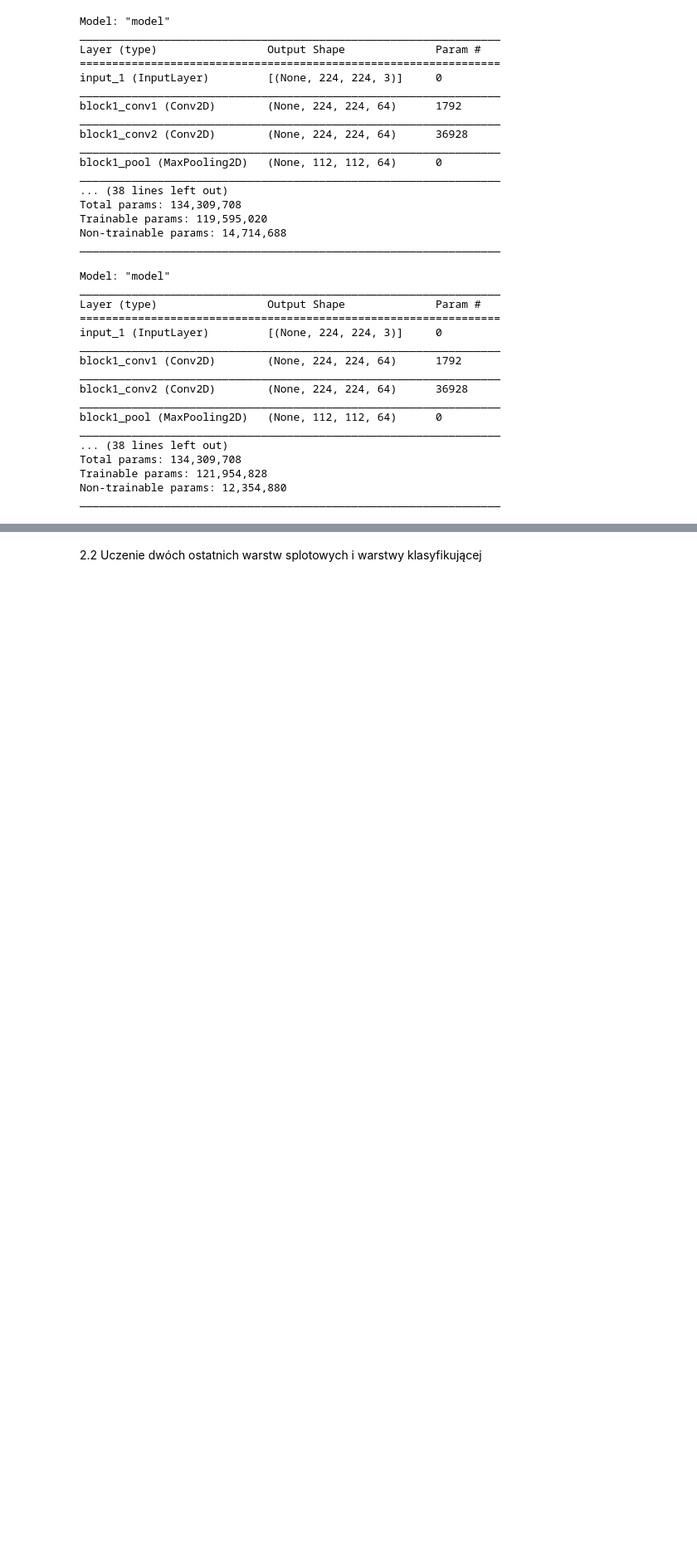
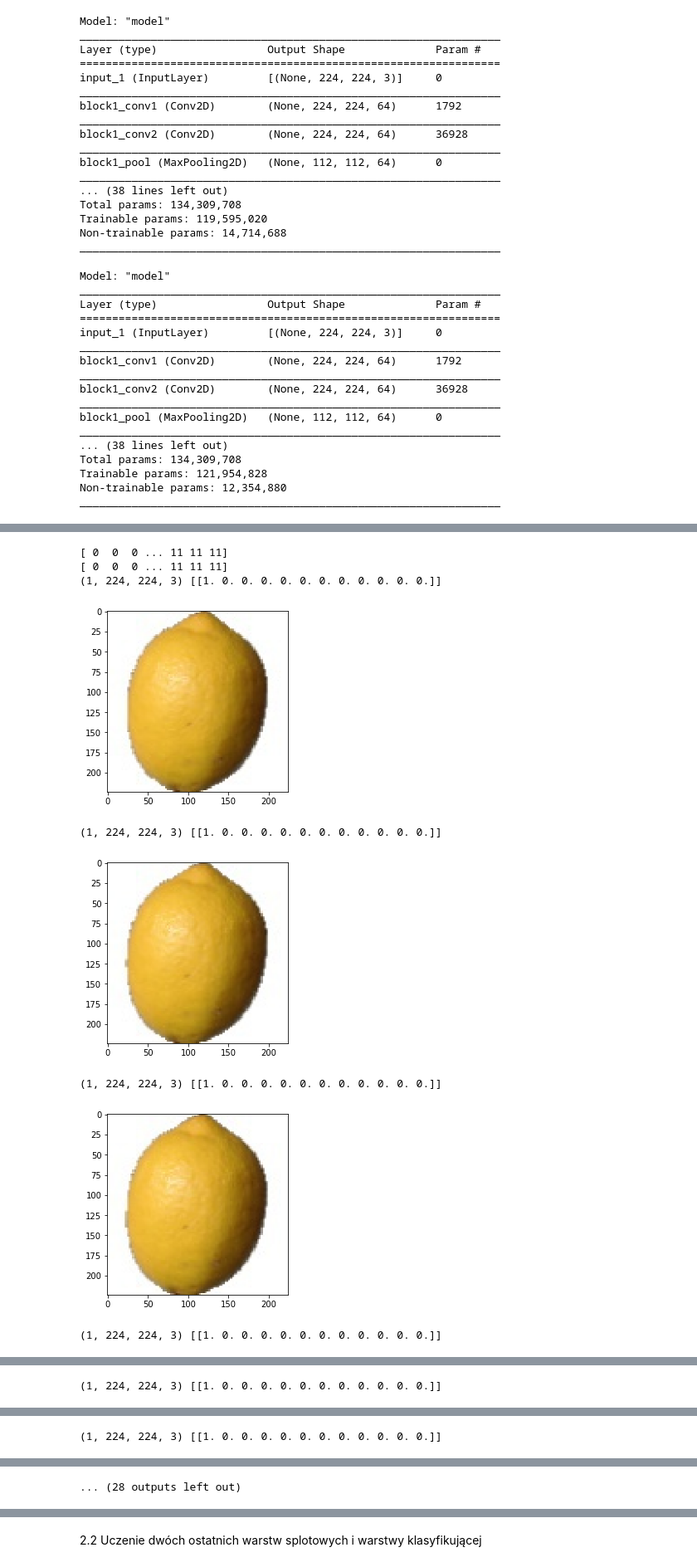
Before and after one commit to wojtasRobert/SNR-20Z-project, a Jupyter notebook: src/deep_learning.ipynb, the cells around one changed output, grey strips where cells are left out. Shown at 83% size. Saved outputs shown, nothing was run; the diff lists cells and outputs as text; code cells hidden in the pictures; blank space fills up the shorter version.

```diff
--- a/src/deep_learning.ipynb
+++ b/src/deep_learning.ipynb
@@ -12,10 +15,11 @@ from keras.callbacks import ModelCheckpoint, EarlyStopping, CSVLogger
 # %%
-EPOCHS = 50
-BATCH_SIZE = 64
+EPOCHS = 18
+BATCH_SIZE = 32
 STEPS_PER_EPOCH = 32
-VALIDATION_STEPS = 64
+VALIDATION_STEPS = 32
 LEARNING_RATE = 0.001
-MODEL_FILE = 'models/vgg16-last-conv1.model'
+###zadanie-nr-epochs-batch_size-learning-rate
+MODEL_FILE = 'models/ex-2a-18-32-1e-3.model'
 ##selected classses
 classes = ["Lemon", "Raspberry", "Mandarine", "Pear 2", "Apple Red 1", "Strawberry", "Pomegranate", "Pepino", "Kaki", "Apricot", "Ginger Root", "Huckleberry"]
 # %%
@@ -197,0 +237,2 @@ print(sklearn.metrics.classification_report(y_val, y_pred_val))
+# %%
+last_conv_model = keras.models.load_model(MODEL_FILE)
@@ -197,0 +290,3 @@ print(sklearn.metrics.classification_report(y_val, y_pred_val))
+# %%
+y_pred_test = last_conv_model.predict(x_test, workers=3, use_multiprocessing=True, verbose=1, batch_size=1)
+print(sklearn.metrics.classification_report(np.argmax(y_test, axis=1),np.argmax( y_pred_test, axis=1)))
@@ -197,0 +313,18 @@ print(sklearn.metrics.classification_report(y_val, y_pred_val))
+# %%
+print(np.argmax( y_pred_test, axis=1))
+print(np.argmax( y_test, axis=1))
+for _ in range(20):
+    img, label = testdata.next()
+    print(img.shape, label)   #  (1,256,256,3)
+    plt.imshow(img[0])
+    plt.show()
+# %% [output]
+[ 0  0  0 ... 11 11 11]
+[ 0  0  0 ... 11 11 11]
+(1, 224, 224, 3) [[1. 0. 0. 0. 0. 0. 0. 0. 0. 0. 0. 0.]]
+[figure, added]
+(1, 224, 224, 3) [[1. 0. 0. 0. 0. 0. 0. 0. 0. 0. 0. 0.]]
+[figure, added]
+(1, 224, 224, 3) [[1. 0. 0. 0. 0. 0. 0. 0. 0. 0. 0. 0.]]
+[figure, added]
+(1, 224, 224, 3) [[1. 0. 0. 0. 0. 0. 0. 0. 0. 0. 0. 0.]]
@@ -197,0 +332 @@ print(sklearn.metrics.classification_report(y_val, y_pred_val))
+(1, 224, 224, 3) [[1. 0. 0. 0. 0. 0. 0. 0. 0. 0. 0. 0.]]
@@ -197,0 +334 @@ print(sklearn.metrics.classification_report(y_val, y_pred_val))
+(1, 224, 224, 3) [[1. 0. 0. 0. 0. 0. 0. 0. 0. 0. 0. 0.]]
@@ -197,0 +336 @@ print(sklearn.metrics.classification_report(y_val, y_pred_val))
+... (28 outputs left out)
```
Also changed, not shown: parts of 27 cells of this notebook, 2 other files.
